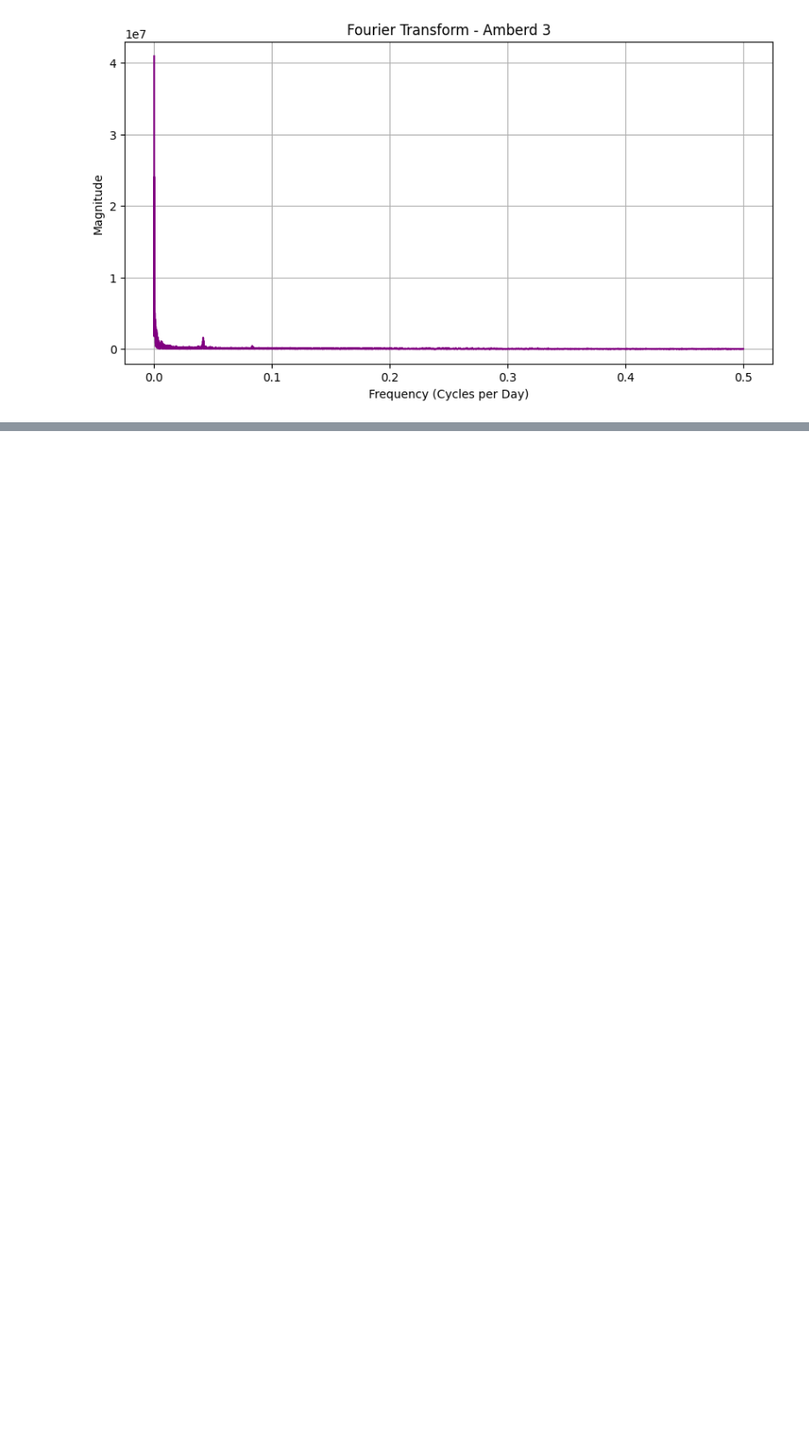
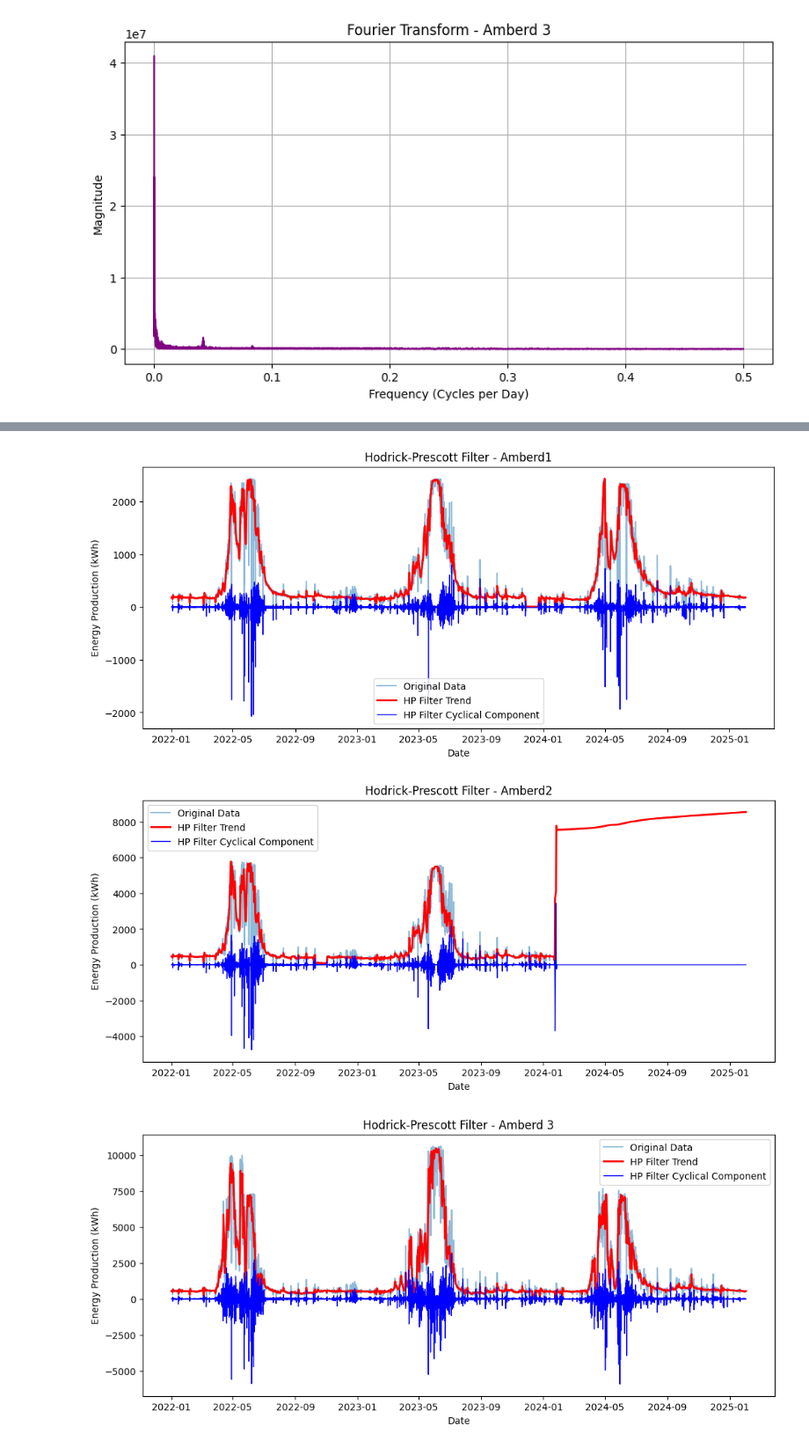
Before and after one commit to ElvinaNosrati/energy-production-analysis, a Jupyter notebook: seasonality_removal.ipynb, the cells around one changed output, grey strips where cells are left out. Shown at 88% size. Drawn from its saved outputs; the diff is of its cells as text; code cells hidden in the pictures; blank space fills up the shorter version.

```diff
--- a/seasonality_removal.ipynb
+++ b/seasonality_removal.ipynb
@@ -88,0 +83,9 @@ plt.show()
+# %%
+### ACF and PACF Plots (Before Differencing)
+for station in df["Station"].unique():
+    station_data = df.loc[df["Station"] == station, "Energy Production (kWh)"].dropna()
+
+    fig, axes = plt.subplots(1, 2, figsize=(12, 4))
+    plot_acf(station_data, ax=axes[0], title=f"ACF - {station} (Before Differencing)")
+    plot_pacf(station_data, ax=axes[1], title=f"PACF - {station} (Before Differencing)")
+    plt.show()
@@ -215,28 +137,15 @@ for station in df["Station"].unique():
 # %%
-import numpy as np
-from scipy.fftpack import fft, fftfreq
-
+### Fourier Transform
 for station in df["Station"].unique():
-    station_data = df[df["Station"] == station]["Energy Production (kWh)"].dropna()  # Drop NaNs
-
-    if station_data.empty:  # Check if the series is empty
-        print(f"Skipping {station}, no valid data")
-        continue
-
-    station_data = station_data.astype(float)  # Ensure numeric type
+    station_data = df[df["Station"] == station]["Energy Production (kWh)"].dropna()
 
     N = len(station_data)
-    T = 1  # Assuming daily frequency (1 day = 1 sample)
-
-    # Apply FFT
-    fft_result = fft(station_data.values)  # Use .values to avoid index issues
+    T = 1  # Assuming daily frequency
+    fft_result = fft(station_data.values)
     frequencies = fftfreq(N, T)
-
-    # Only take the positive frequencies
     positive_freqs = frequencies[:N // 2]
     magnitude = np.abs(fft_result[:N // 2])
 
-    # Plot FFT Spectrum
     plt.figure(figsize=(10, 5))
     plt.plot(positive_freqs, magnitude, color='purple')
     plt.title(f"Fourier Transform - {station}")
@@ -269,0 +177,18 @@ for station in df["Station"].unique():
+# %%
+### Hodrick-Prescott Filter
+for station in df["Station"].unique():
+    station_data = df[df["Station"] == station]["Energy Production (kWh)"].dropna()
+    cycle, trend = hpfilter(station_data, lamb=1600)
+    plt.figure(figsize=(12, 5))
+    plt.plot(station_data.index, station_data, label="Original Data", alpha=0.5)
+    plt.plot(station_data.index, trend, label="HP Filter Trend", color="red", linewidth=2)
+    plt.plot(station_data.index, cycle, label="HP Filter Cyclical Component", color="blue", linewidth=1)
+    plt.title(f"Hodrick-Prescott Filter - {station}")
+    plt.xlabel("Date")
+    plt.ylabel("Energy Production (kWh)")
+    plt.legend()
+    plt.show()
+# %% [output]
+[figure, added]
+[figure, added]
+[figure, added]
```
Also changed, not shown: parts of 17 cells of this notebook.
